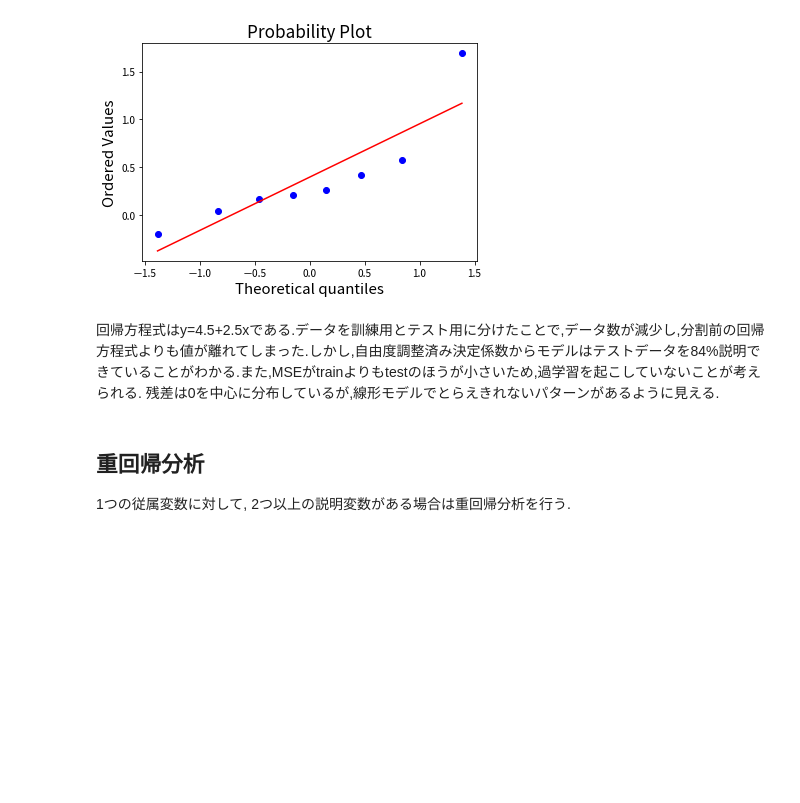
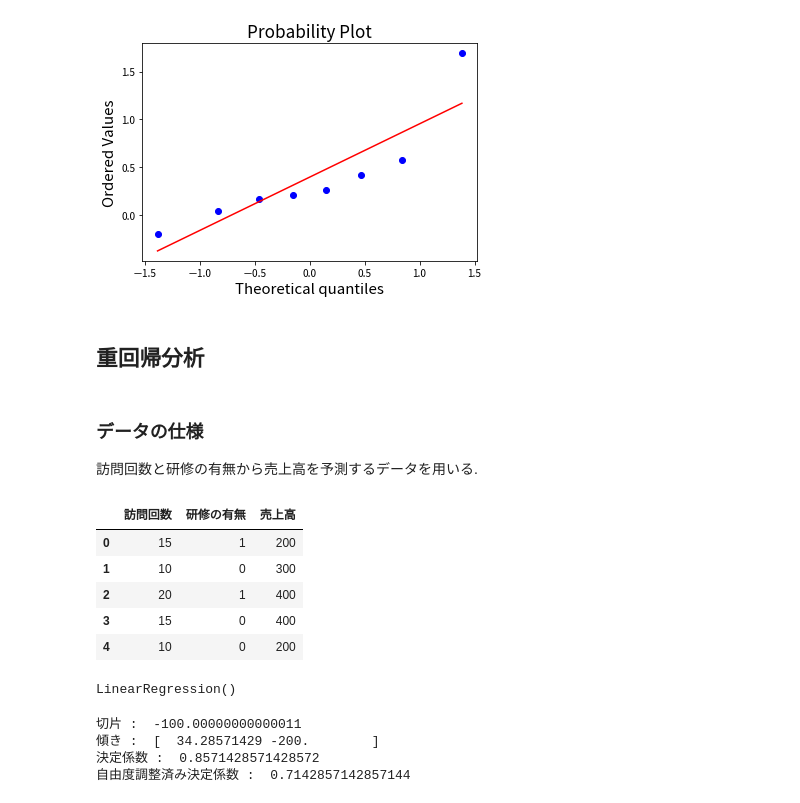
Before and after one commit to chama0623/MachineLearning, a Jupyter notebook: MachineLearning/LinearRegression.ipynb, the cells around one changed output. Cells and saved outputs as stored; diff of their text form; code cells hidden in the pictures; blank space fills up the shorter version.

```diff
--- a/MachineLearning/LinearRegression.ipynb
+++ b/MachineLearning/LinearRegression.ipynb
@@ -147,9 +135,36 @@ plt.show()
 # %% [output]
 [figure]
 [figure]
-# %% [markdown]
-回帰方程式はy=4.5+2.5xである.データを訓練用とテスト用に分けたことで,データ数が減少し,分割前の回帰方程式よりも値が離れてしまった.しかし,自由度調整済み決定係数からモデルはテストデータを84%説明できていることがわかる.また,MSEがtrainよりもtestのほうが小さいため,過学習を起こしていないことが考えられる.
-残差は0を中心に分布しているが,線形モデルでとらえきれないパターンがあるように見える.
 # %% [markdown]
 ## 重回帰分析
-1つの従属変数に対して, 2つ以上の説明変数がある場合は重回帰分析を行う.
+# %% [markdown]
+### データの仕様
+訪問回数と研修の有無から売上高を予測するデータを用いる.
+# %%
+df = pd.read_csv("営業成績.csv")
+
+X = df.drop(columns=["売上高"])
+y = df["売上高"]
+df
+# %% [output]
+|  | 訪問回数 | 研修の有無 | 売上高 |
+| 0 | 15 | 1 | 200 |
+| 1 | 10 | 0 | 300 |
+| 2 | 20 | 1 | 400 |
+| 3 | 15 | 0 | 400 |
+| 4 | 10 | 0 | 200 |
+# %%
+model = LinearRegression()
+model.fit(X,y)
+# %% [output]
+LinearRegression()
+# %%
+print("切片 : ",model.intercept_)
+print("傾き : ",model.coef_)
+print("決定係数 : ",model.score(X,y))
+print("自由度調整済み決定係数 : ",adj_R_squared(5,2,model.score(X,y)))
+# %% [output]
+切片 :  -100.00000000000011
+傾き :  [  34.28571429 -200.        ]
+決定係数 :  0.8571428571428572
+自由度調整済み決定係数 :  0.7142857142857144
```
Also changed, not shown: parts of 14 cells of this notebook, 1 other file.
